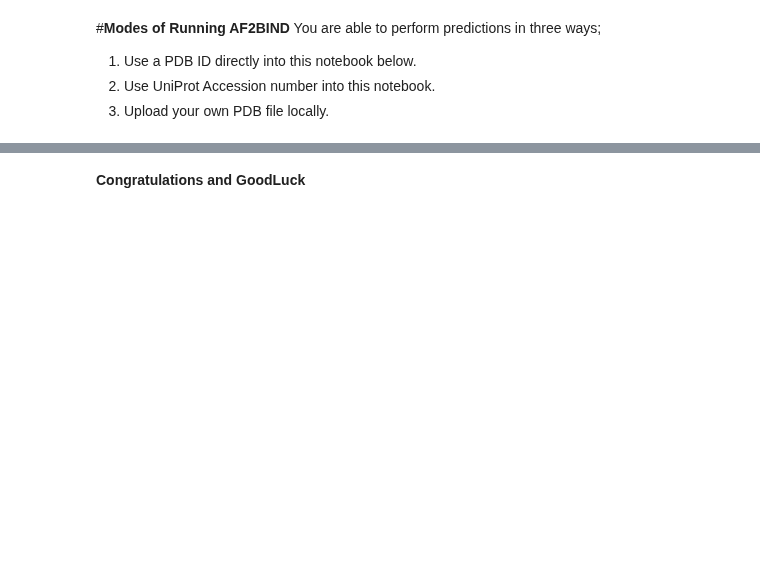
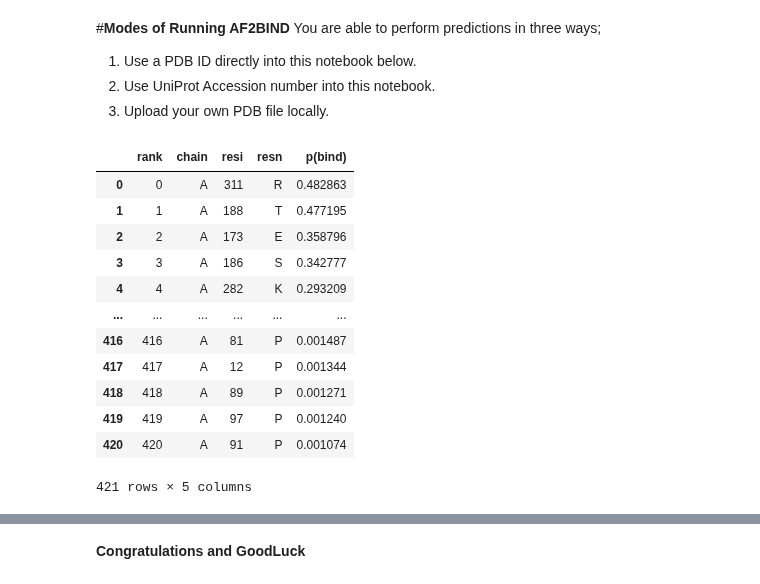
Before and after one commit to Ash100/CADD_Project, a Jupyter notebook: Binding_Site_Detection_with_AlphaFold2_Part_10.ipynb, the cells around one changed output, grey strips where cells are left out. Saved outputs shown, nothing was run; the diff lists cells and outputs as text; code cells hidden in the pictures; blank space fills up the shorter version.

```diff
--- a/Binding_Site_Detection_with_AlphaFold2_Part_10.ipynb
+++ b/Binding_Site_Detection_with_AlphaFold2_Part_10.ipynb
@@ -114,7 +114,7 @@ You are able to perform predictions in three ways;
 3. Upload your own PDB file locally.
 # %%
 #@title **Run AF2BIND** 🔬
-target_pdb = "3W32" #@param {type:"string"}
+target_pdb = "Q6NR09" #@param {type:"string"}
 target_chain = "A" #@param {type:"string"}
 mask_sidechains = True
 mask_sequence = False
@@ -134,33 +134,47 @@ af_model.prep_inputs(pdb_filename=pdb_filename,
                      rm_target_sc=mask_sidechains,
                      rm_target_seq=mask_sequence)
 
 # split
 r_idx = af_model._inputs["residue_index"][-20] + (1 + np.arange(20)) * 50
 af_model._inputs["residue_index"][-20:] = r_idx.flatten()
 af_model.set_seq("ACDEFGHIKLMNPQRSTVWY")
 af_model.predict(verbose=False)
 
 o = af2bind(af_model.aux["debug"]["outputs"],
             mask_sidechains=mask_sidechains)
 pred_bind = o["p_bind"].copy()
 pred_bind_aa = o["p_bind_aa"].copy()
 
 #######################################################
 labels = ["chain","resi","resn","p(bind)"]
 data = []
 for i in range(af_model._target_len):
   c = af_model._pdb["idx"]["chain"][i]
   r = af_model._pdb["idx"]["residue"][i]
   a = aa_order.get(af_model._pdb["batch"]["aatype"][i],"X")
   p = pred_bind[i]
   data.append([c,r,a,p])
 
 df = pd.DataFrame(data, columns=labels)
 df.to_csv('results.csv')
 
 data_table.enable_dataframe_formatter()
 df_sorted = df.sort_values("p(bind)",ascending=False, ignore_index=True).rename_axis('rank').reset_index()
 display(data_table.DataTable(df_sorted, min_width=100, num_rows_per_page=15, include_index=False))
+# %% [output]
+|  | rank | chain | resi | resn | p(bind) |
+| 0 | 0 | A | 311 | R | 0.482863 |
+| 1 | 1 | A | 188 | T | 0.477195 |
+| 2 | 2 | A | 173 | E | 0.358796 |
+| 3 | 3 | A | 186 | S | 0.342777 |
+| 4 | 4 | A | 282 | K | 0.293209 |
+| ... | ... | ... | ... | ... | ... |
+| 416 | 416 | A | 81 | P | 0.001487 |
+| 417 | 417 | A | 12 | P | 0.001344 |
+| 418 | 418 | A | 89 | P | 0.001271 |
+| 419 | 419 | A | 97 | P | 0.001240 |
+| 420 | 420 | A | 91 | P | 0.001074 |
+421 rows × 5 columns
 # %%
 #@title **Display Structure** (Colored by Confidence)
 rescale_by_max_pbind = False
```
Also changed, not shown: parts of 2 cells of this notebook.
